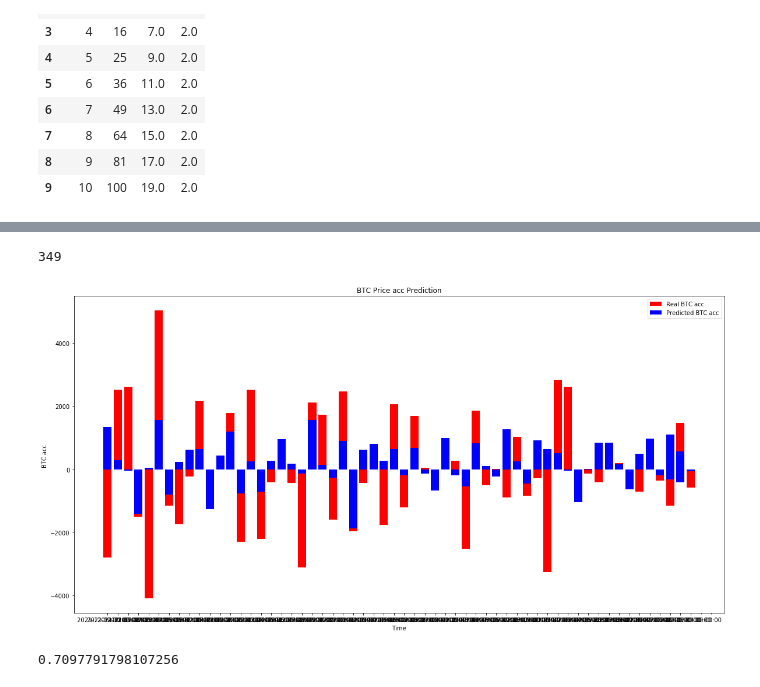
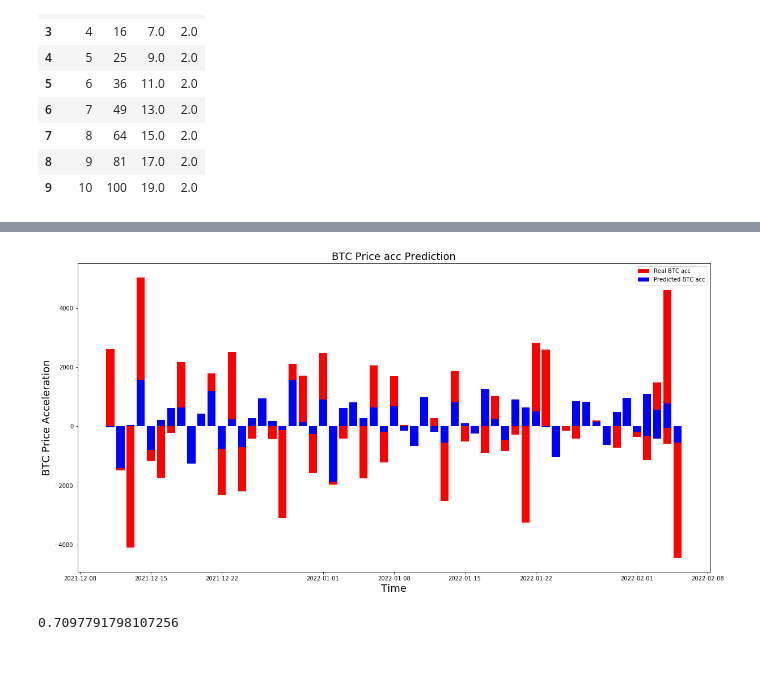
Before and after one commit to Price-Prediction-Model-Org/Price-Prediction-Model-Group, a Jupyter notebook: Model_Integration.ipynb, the cells around one changed output, grey strips where cells are left out. Drawn from its saved outputs; the diff is of its cells as text; code cells hidden in the pictures; blank space fills up the shorter version.

Commit message:
adding images, modifying integration notebook

```diff
--- a/Model_Integration.ipynb
+++ b/Model_Integration.ipynb
@@ -277,10 +430,12 @@ def predict_past_year_acc(session, coin, model, scaler, look_back):
 # %%
+import pickle
+
 engine = create_engine('postgres://cdqsorwmwqwvps:106bc84918890ac2fec51826ec8ef1b7f359e6f4edb690e89feed558f8864060@ec2-54-83-21-198.compute-1.amazonaws.com:5432/dlaahq3ooon8n')
 session = Session(engine)
 
 Base=automap_base()
 Base.prepare(engine, reflect=True)
-print(Base.classes.keys())
+# print(Base.classes.keys())
 cp = Base.classes.crypto_price
 
 model_loaded = tf.keras.models.load_model('Model_Testing/Crypto_Models/TM_8_daily_acc_BTC_SEEPIC_trainUpTo2021.h5', compile = False)
@@ -292,17 +447,18 @@ preds = predict_past_year_acc(session, 'BTC', model_loaded, scaler, 30)
 fig, ax = plt.subplots(1,1, figsize=(20,10))
 
 
-dates = [str(x) for x in preds['dates']]
+# dates = [str(x).split(' ')[0] for x in preds['dates']]
 # Visualising the results
+# print(dates)
 
 # ax.xaxis.set_major_formatter(mdates)
-ax.bar(dates[-60:],preds['real_acc'][-60:], color = 'red', label = 'Real BTC acc')
-ax.bar(dates[-60:],preds['pred_acc'][-60:], color = 'blue', label = 'Predicted BTC acc')
+ax.bar(preds['dates'][-60:],preds['real_acc'][-60:], color = 'red', label = 'Real BTC acc')
+ax.bar(preds['dates'][-60:],preds['pred_acc'][-60:], color = 'blue', label = 'Predicted BTC acc')
 
-ax.set_xticks(np.arange(0,len(dates[-60:])),10)
-ax.set_title('BTC Price acc Prediction')
-ax.set_xlabel('Time')
-ax.set_ylabel('BTC acc ')
+# ax.set_xticks(np.arange(0,len(dates[-60:])),50)
+ax.set_title('BTC Price acc Prediction', fontsize=18)
+ax.set_xlabel('Time', fontsize=18)
+ax.set_ylabel('BTC Price Acceleration', fontsize=18)
 
 
 plt.legend()
@@ -312,5 +469,4 @@ plt.show()
-349
-[figure, old version]
+[figure, new version]
 # %%
 # Acceleration
 test_set_pm = []
```
Also changed, not shown: parts of 11 cells of this notebook, 4 other files.
